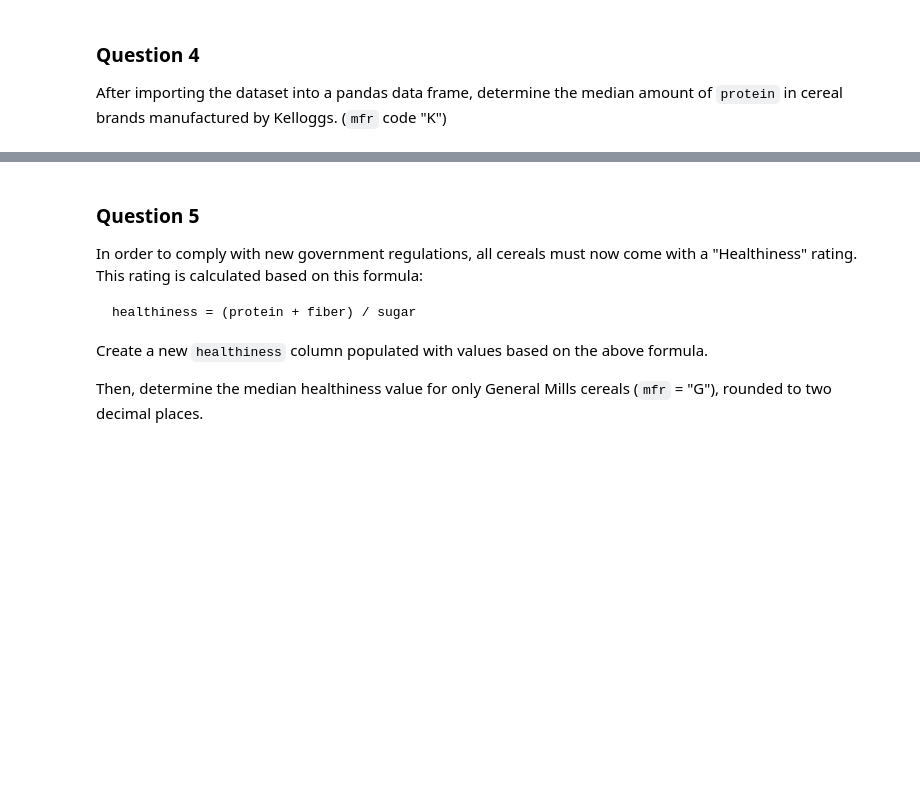
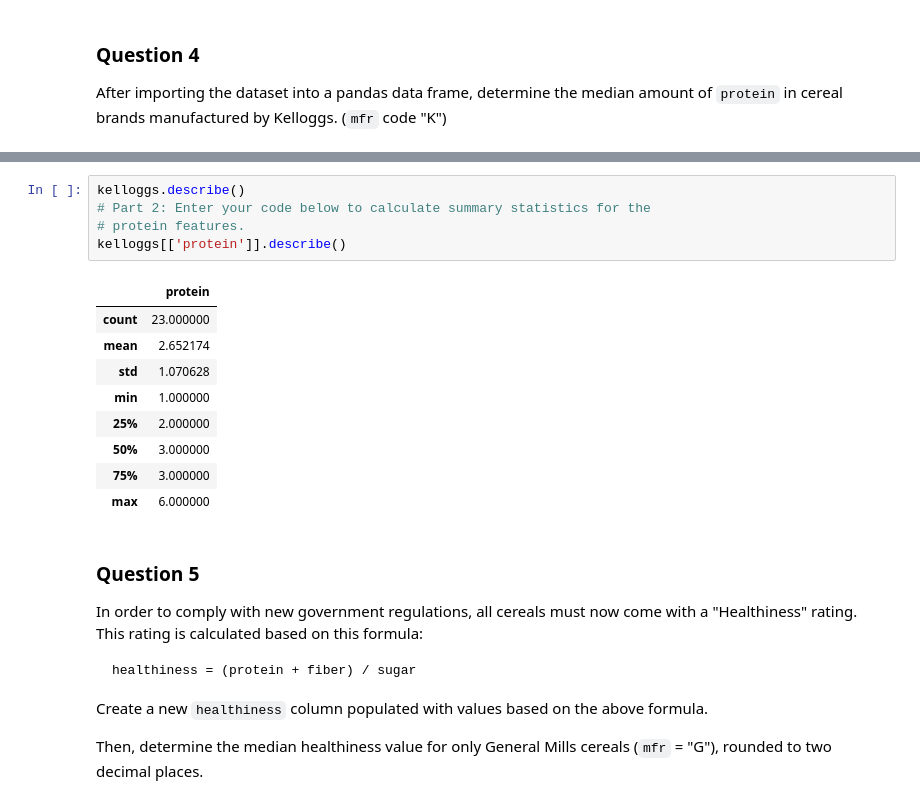
Before and after one commit to awarbler/CSE450AWoodford, a Jupyter notebook: notebooks/module01-assessment.ipynb, the cells around one changed output, grey strips where cells are left out. Saved outputs shown, nothing was run; the diff lists cells and outputs as text; blank space fills up the shorter version.

```diff
--- a/notebooks/module01-assessment.ipynb
+++ b/notebooks/module01-assessment.ipynb
@@ -132,3 +215,18 @@ After importing the dataset into a pandas data frame, determine the median amoun
+# %%
+kelloggs.describe()
+# Part 2: Enter your code below to calculate summary statistics for the
+# protein features.
+kelloggs[['protein']].describe()
+# %% [output]
+|  | protein |
+| count | 23.000000 |
+| mean | 2.652174 |
+| std | 1.070628 |
+| min | 1.000000 |
+| 25% | 2.000000 |
+| 50% | 3.000000 |
+| 75% | 3.000000 |
+| max | 6.000000 |
 # %% [markdown]
 ### Question 5
 In order to comply with new government regulations, all cereals must now come with a "Healthiness" rating. This rating is calculated based on this formula:
```
Also changed, not shown: parts of 5 cells of this notebook.
